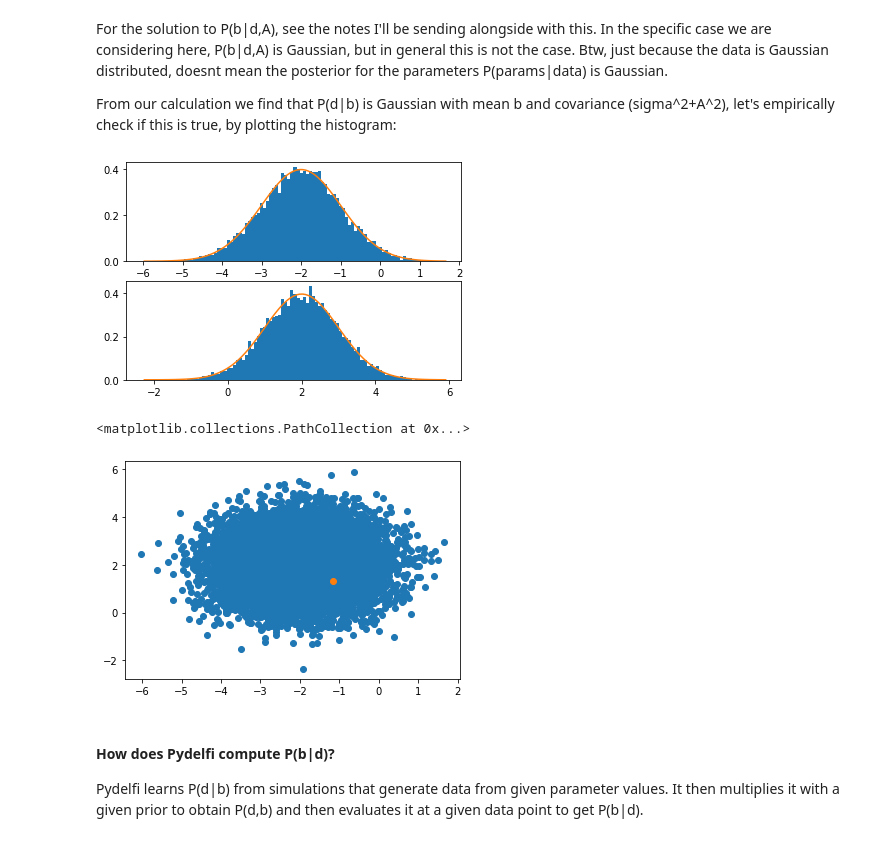
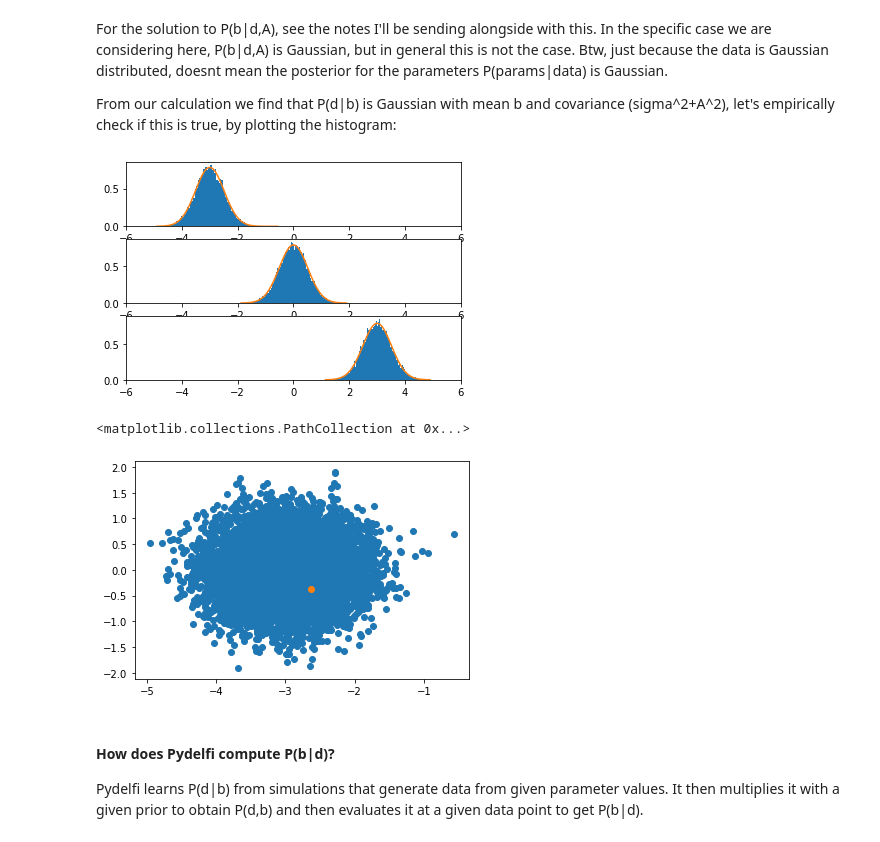
Before and after one commit to twerhane/UndergradStudentProjects, a Jupyter notebook: Tess/Convergence Properties of PyDelfi.ipynb, the cells around one changed output. Saved outputs shown, nothing was run; the diff lists cells and outputs as text; code cells hidden in the pictures.

```diff
--- a/Tess/Convergence Properties of PyDelfi.ipynb
+++ b/Tess/Convergence Properties of PyDelfi.ipynb
@@ -43,13 +43,13 @@ def generate_data(A, b, sigma, dims, n_sample, random_seeds=[None,None]):
 #### problem specifications
 # %%
 # this is the dimensionality of the data
-dims      = 2
+dims      = 3
 # this is the noise level in our measurement
 sigma     = 0.1
 # this is the amplitude parameter
-A_true    = 1
+A_true    = 0.5
 # this is the mean value parameter (the parameter we are interested in inferring from the data)
-b_true    = np.asarray([-2,2])
+b_true    = np.asarray([-3,0,3])
 # %%
 # now we generate the data, that will be our 'measurement'.
 # The aim is to infer the parameter of interest from this measurement.
@@ -63,29 +63,30 @@ From our calculation we find that P(d|b) is Gaussian with mean b and covariance
 # %%
 def Gaussian(x,Mu,Sigma):
     return 1/np.sqrt(np.pi*2.)/Sigma*np.exp(-0.5*(x-Mu)**2/Sigma**2)
 
 # draw a large data sample to visualize the data distribution
 data_sample = generate_data(A_true,b_true,sigma,dims,n_sample=10000)
 # and plot it for each dimension
 plt.figure()
 for ii in range(dims):
     plt.subplot(dims,1,ii+1)
     _, bins,_ = plt.hist(data_sample[:,ii], density=True,bins=100)
     delta = np.diff(bins)
     bins  = bins[0:-1]+delta
     plt.plot(bins,np.squeeze(Gaussian(bins,b_true[ii],(A_true**2+sigma**2)**(0.5))))
+    plt.xlim(-6,6)
 plt.show()
 
 ## -> spot on!
 
 # in 2 d a scatter plot also helps us visualize what the data distribution looks like and if our 'measurement' is a typical data point
 
 plt.scatter(data_sample[:,0],data_sample[:,1])
 plt.scatter(data[:,0],data[:,1])
 # %% [output]
-[figure, old version]
+[figure, new version]
 <matplotlib.collections.PathCollection at 0x...>
-[figure, old version]
+[figure, new version]
 # %% [markdown]
 #### How does Pydelfi compute P(b|d)?
 Pydelfi learns P(d|b) from simulations that generate data from given parameter values. It then multiplies it with a given prior to obtain P(d,b) and then evaluates it at a given data point to get P(b|d).
```
Also changed, not shown: parts of 10 cells of this notebook.
